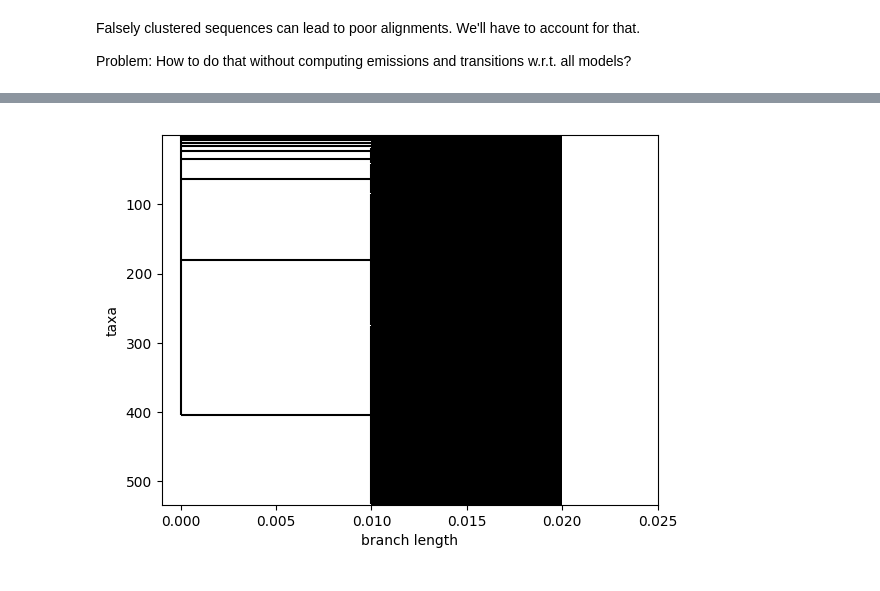
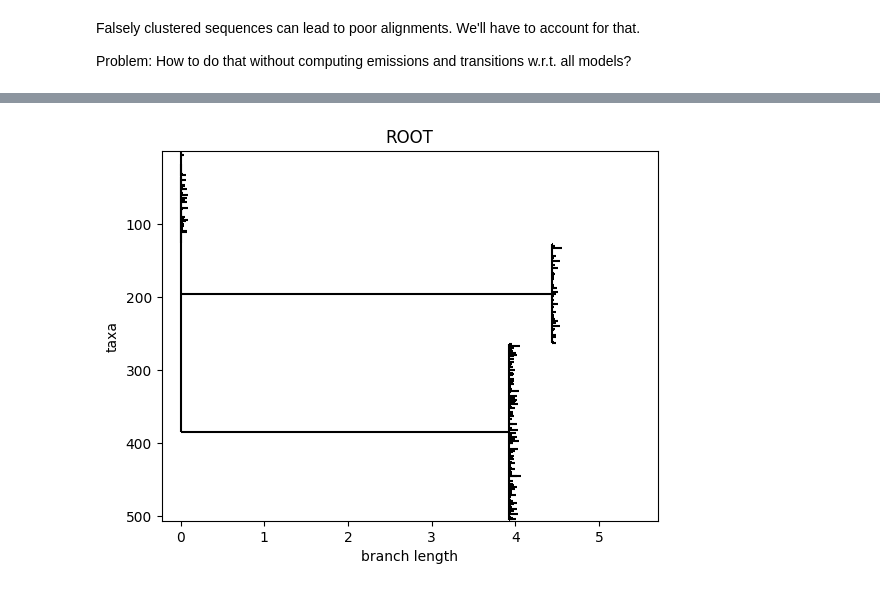
Before and after one commit to Gaius-Augustus/learnMSA, a Jupyter notebook: learnMSA_tree_demo.ipynb, the cells around one changed output, grey strips where cells are left out. Cells and saved outputs as stored; diff of their text form; code cells hidden in the pictures.

```diff
--- a/learnMSA_tree_demo.ipynb
+++ b/learnMSA_tree_demo.ipynb
@@ -86,3 +59,8 @@ tree_handler.draw(no_labels=True)
 Falsely clustered sequences can lead to poor alignments. We'll have to account for that.
 
 Problem: How to do that without computing emissions and transitions w.r.t. all models?
+# %%
+# compute a clustering from the unaligned sequences and a rough initial tree with short branches
+clustering : pd.DataFrame = Clustering.compute_clustering(train_filename, cluster_seq_id=0.5, linear=False)
+tree_handler = Clustering.cluster_tree(clustering, branch_length=0.05)
+tree_handler.draw(no_labels=True)
@@ -123,23 +105,31 @@ def encoder_weight_extractor(encoder_model : tf.keras.Model):
          num_models = layer.num_models
    return [Initializers.ConstantInitializer(K)] + Initializers.make_LG_init(num_models)
 # %%
-out_filename = "test/data/interactive.alignment.fasta"
+surgery_runs = 1
+
+out_filename = "test/data/interactive_alignment_tree.fasta"
 with SequenceDataset(train_filename, fmt="fasta") as data:
     config = Configuration.make_default(num_models,
                                         tree_handler=tree_handler,
-                                        tree_loss_weight=1.0)
+                                        tree_loss_weight=1.,
+                                        use_tree_transitioner=True)
+
+    config["max_surgery_runs"] = surgery_runs
+    config["len_mul"] = 1.0 if surgery_runs == 1 else 0.8
     config["epochs"] = [10, 5, 10]
 
     # making these smaller than 50%, the default, is required to account for
     # insertions in smaller clusters or deletions in larger clusters
-    config["surgery_ins"] = 0.2
+    config["surgery_ins"] = 0.8
     config["surgery_del"] = 0.2
 
     config["crop_long_seqs"] = int(np.ceil(2 * np.mean(data.seq_lens))) #comment out to disable cropping
     config["encoder_weight_extractor"] = encoder_weight_extractor
+    initial_model_length_callback = partial(Align.get_initial_model_lengths, random=False)
     alignment_model = Align.run_learnMSA(data,
                                         out_filename,
                                         config,
                                         verbose=True,
-                                        align_insertions=True)
+                                        align_insertions=True,
+                                        A2M_output=False) #required to sum fastSP
 # %% [output]
@@ -175,4 +165,23 @@ plt.tight_layout()
 # %%
-alignment_model.model.layers[-5].cell.emitter[0].tree_handler.draw(no_labels=True)
+# plot the tree after training
+# this requires to get both the branch lengths of the tree emitter for the ancestral past of the tree
+# as well as the lengths of all leaf branches from the ancestral probability layer
+
+# ancestral part
+tree_emitter = alignment_model.msa_hmm_layer.cell.emitter[0]
+branch_lengths = tree_emitter.get_branch_lengths().numpy()
+branch_lengths = branch_lengths[:, alignment_model.best_model]
+branch_lengths = branch_lengths[:, np.newaxis]
+
+# leaf part
+anc_prob_layer = alignment_model.encoder_model.layers[-3]
+leaf_branch_lengths = anc_prob_layer.make_times().numpy()
+leaf_branch_lengths = leaf_branch_lengths[:,alignment_model.best_model]
+leaf_branch_lengths = leaf_branch_lengths[:,np.newaxis]
+
+branch_lengths = np.concatenate((leaf_branch_lengths, branch_lengths), axis=0)
+
+tree_emitter.tree_handler.set_branch_lengths(branch_lengths)
+tree_emitter.tree_handler.draw(no_labels=True)
 # %% [output]
-[figure, old version]
+[figure, new version]
```
Also changed, not shown: parts of 20 cells of this notebook, 2 other files.
